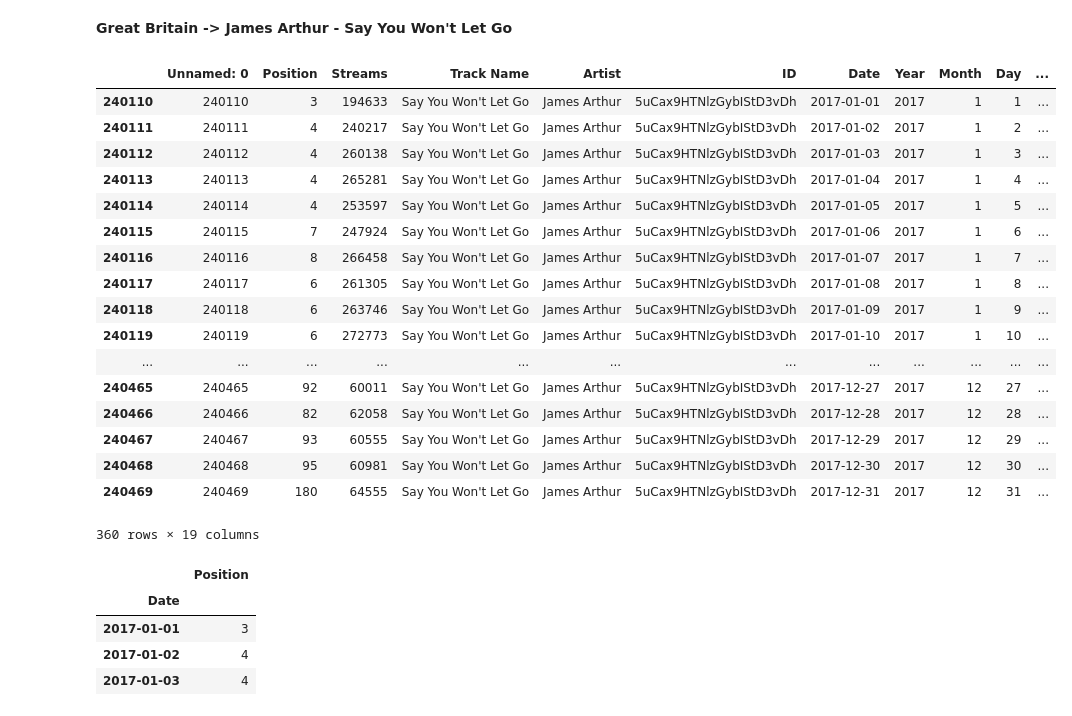
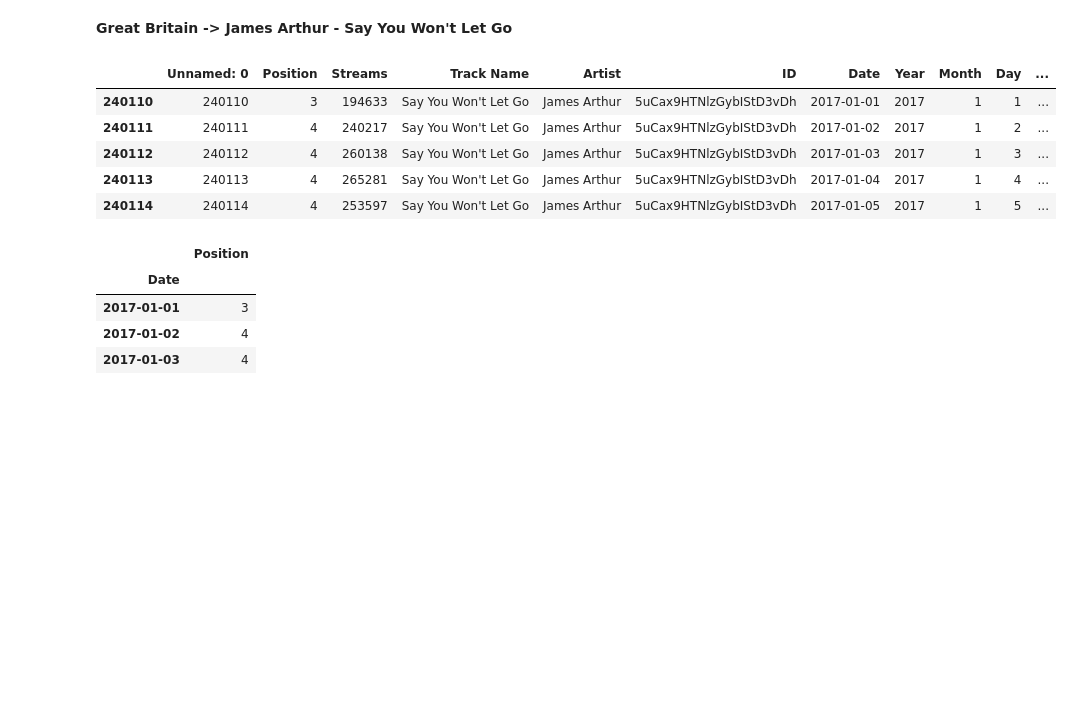
Before and after one commit to yhpf/Capstone-General_Assembly, a Jupyter notebook: 14_break_per_country.ipynb, the cells around one changed output. Drawn from its saved outputs; the diff is of its cells as text; code cells hidden in the pictures; blank space fills up the shorter version.

```diff
--- a/14_break_per_country.ipynb
+++ b/14_break_per_country.ipynb
@@ -314,26 +325,14 @@ fr_data = data[data['Country'] == 'fr']
 # %% [markdown]
 **Great Britain -> James Arthur - Say You Won't Let Go**
 # %%
-gb_data[data['ID'] == '5uCax9HTNlzGybIStD3vDh']
+gb_data[data['ID'] == '5uCax9HTNlzGybIStD3vDh'].head()
 # %% [output]
 |  | Unnamed: 0 | Position | Streams | Track Name | Artist | ID | Date | Year | Month | Day | ... |
 | 240110 | 240110 | 3 | 194633 | Say You Won't Let Go | James Arthur | 5uCax9HTNlzGybIStD3vDh | 2017-01-01 | 2017 | 1 | 1 | ... |
 | 240111 | 240111 | 4 | 240217 | Say You Won't Let Go | James Arthur | 5uCax9HTNlzGybIStD3vDh | 2017-01-02 | 2017 | 1 | 2 | ... |
 | 240112 | 240112 | 4 | 260138 | Say You Won't Let Go | James Arthur | 5uCax9HTNlzGybIStD3vDh | 2017-01-03 | 2017 | 1 | 3 | ... |
 | 240113 | 240113 | 4 | 265281 | Say You Won't Let Go | James Arthur | 5uCax9HTNlzGybIStD3vDh | 2017-01-04 | 2017 | 1 | 4 | ... |
 | 240114 | 240114 | 4 | 253597 | Say You Won't Let Go | James Arthur | 5uCax9HTNlzGybIStD3vDh | 2017-01-05 | 2017 | 1 | 5 | ... |
-| 240115 | 240115 | 7 | 247924 | Say You Won't Let Go | James Arthur | 5uCax9HTNlzGybIStD3vDh | 2017-01-06 | 2017 | 1 | 6 | ... |
-| 240116 | 240116 | 8 | 266458 | Say You Won't Let Go | James Arthur | 5uCax9HTNlzGybIStD3vDh | 2017-01-07 | 2017 | 1 | 7 | ... |
-| 240117 | 240117 | 6 | 261305 | Say You Won't Let Go | James Arthur | 5uCax9HTNlzGybIStD3vDh | 2017-01-08 | 2017 | 1 | 8 | ... |
-| 240118 | 240118 | 6 | 263746 | Say You Won't Let Go | James Arthur | 5uCax9HTNlzGybIStD3vDh | 2017-01-09 | 2017 | 1 | 9 | ... |
-| 240119 | 240119 | 6 | 272773 | Say You Won't Let Go | James Arthur | 5uCax9HTNlzGybIStD3vDh | 2017-01-10 | 2017 | 1 | 10 | ... |
-| ... | ... | ... | ... | ... | ... | ... | ... | ... | ... | ... | ... |
-| 240465 | 240465 | 92 | 60011 | Say You Won't Let Go | James Arthur | 5uCax9HTNlzGybIStD3vDh | 2017-12-27 | 2017 | 12 | 27 | ... |
-| 240466 | 240466 | 82 | 62058 | Say You Won't Let Go | James Arthur | 5uCax9HTNlzGybIStD3vDh | 2017-12-28 | 2017 | 12 | 28 | ... |
-| 240467 | 240467 | 93 | 60555 | Say You Won't Let Go | James Arthur | 5uCax9HTNlzGybIStD3vDh | 2017-12-29 | 2017 | 12 | 29 | ... |
-| 240468 | 240468 | 95 | 60981 | Say You Won't Let Go | James Arthur | 5uCax9HTNlzGybIStD3vDh | 2017-12-30 | 2017 | 12 | 30 | ... |
-| 240469 | 240469 | 180 | 64555 | Say You Won't Let Go | James Arthur | 5uCax9HTNlzGybIStD3vDh | 2017-12-31 | 2017 | 12 | 31 | ... |
-360 rows × 19 columns
 # %%
 gb_position = gb_data[data['ID'] == '5uCax9HTNlzGybIStD3vDh']['Position']
 # %%
```
Also changed, not shown: parts of 22 cells of this notebook.
